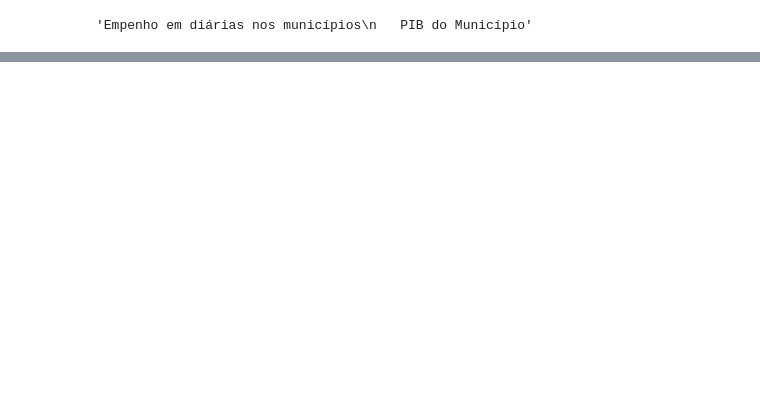
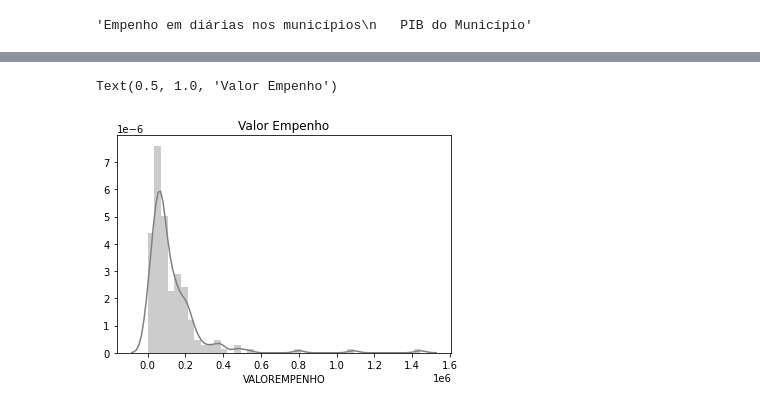
Before and after one commit to flp1993/Data_Science, a Jupyter notebook: Env_DS/13. Graficos, Visualização e DashBoards/9. Faça você mesmo.ipynb, the cells around one changed output, grey strips where cells are left out. Saved outputs shown, nothing was run; the diff lists cells and outputs as text; code cells hidden in the pictures; blank space fills up the shorter version.

```diff
--- a/Env_DS/13. Graficos, Visualização e DashBoards/9. Faça você mesmo.ipynb
+++ b/Env_DS/13. Graficos, Visualização e DashBoards/9. Faça você mesmo.ipynb
@@ -20,0 +53,6 @@ dados.head()
+# %%
+srn.distplot(dados.iloc[:,3], hist = True, kde = True,
+            color = 'gray',).set_title('Valor Empenho')
+# %% [output]
+Text(0.5, 1.0, 'Valor Empenho')
+[figure, added]
```
Also changed, not shown: parts of 10 cells of this notebook, 2 other files.
